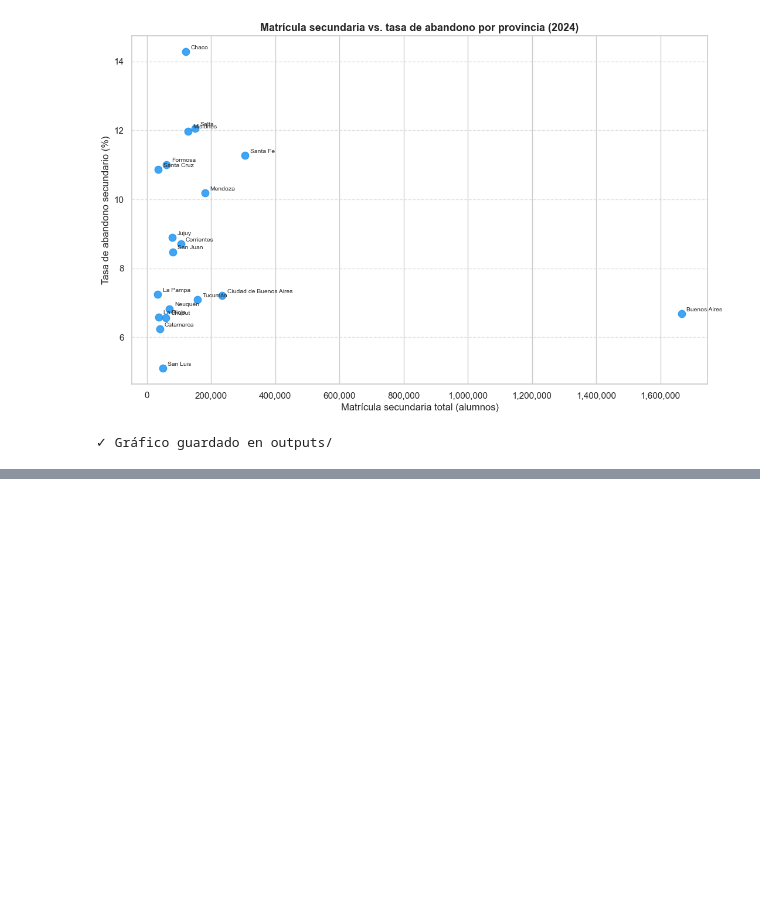
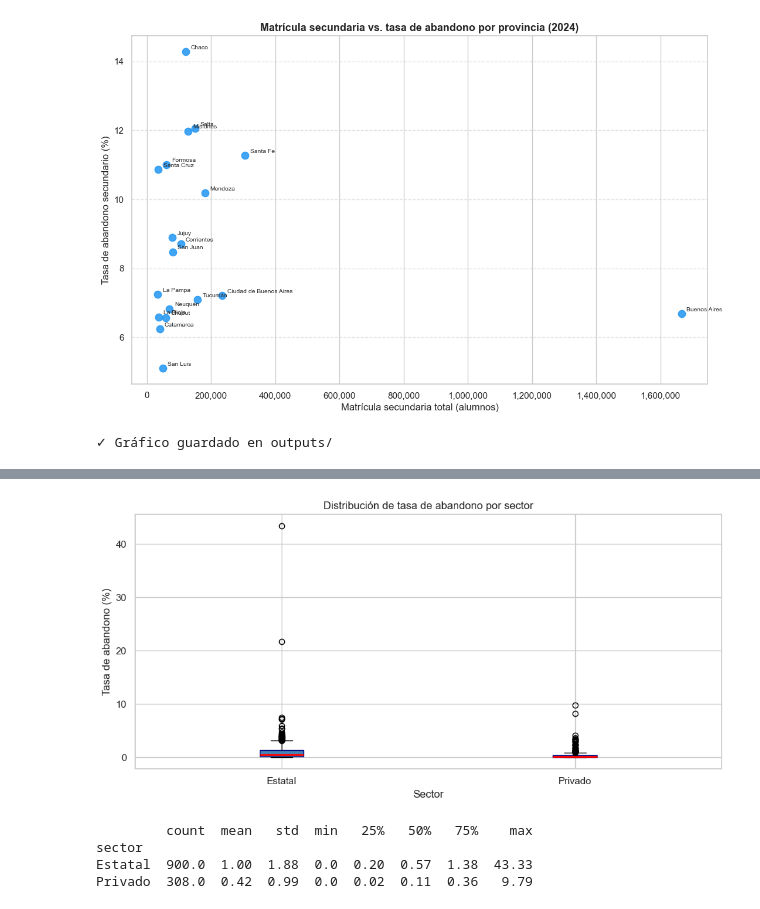
Before and after one commit to federicooscargiglio/indice-vulnerabilidad-educativa-argentina, a Jupyter notebook: notebooks/03_eda.ipynb, the cells around one changed output, grey strips where cells are left out. Drawn from its saved outputs; the diff is of its cells as text; code cells hidden in the pictures; blank space fills up the shorter version.

```diff
--- a/notebooks/03_eda.ipynb
+++ b/notebooks/03_eda.ipynb
@@ -363,0 +446,25 @@ print('✓ Gráfico guardado en outputs/')
+# %%
+fig, ax = plt.subplots(figsize=(10, 5))
+
+sectores = base3['sector'].dropna().unique()
+datos_por_sector = [base3[base3['sector'] == s]['tasa_abandono'].dropna() for s in sectores]
+
+ax.boxplot(datos_por_sector, tick_labels=sectores, patch_artist=True,
+           boxprops=dict(facecolor='steelblue', color='navy'),
+           medianprops=dict(color='red', linewidth=2))
+
+ax.set_title('Distribución de tasa de abandono por sector')
+ax.set_ylabel('Tasa de abandono (%)')
+ax.set_xlabel('Sector')
+
+plt.tight_layout()
+plt.savefig(os.path.join(BASE, 'outputs', '08_abandono_por_sector.png'), dpi=150, bbox_inches='tight')
+plt.show()
+
+print(base3.groupby('sector')['tasa_abandono'].describe().round(2))
+# %% [output]
+[figure, added]
+         count  mean   std  min   25%   50%   75%    max
+sector
+Estatal  900.0  1.00  1.88  0.0  0.20  0.57  1.38  43.33
+Privado  308.0  0.42  0.99  0.0  0.02  0.11  0.36   9.79
```
Also changed, not shown: parts of 9 cells of this notebook, 5 other files.
